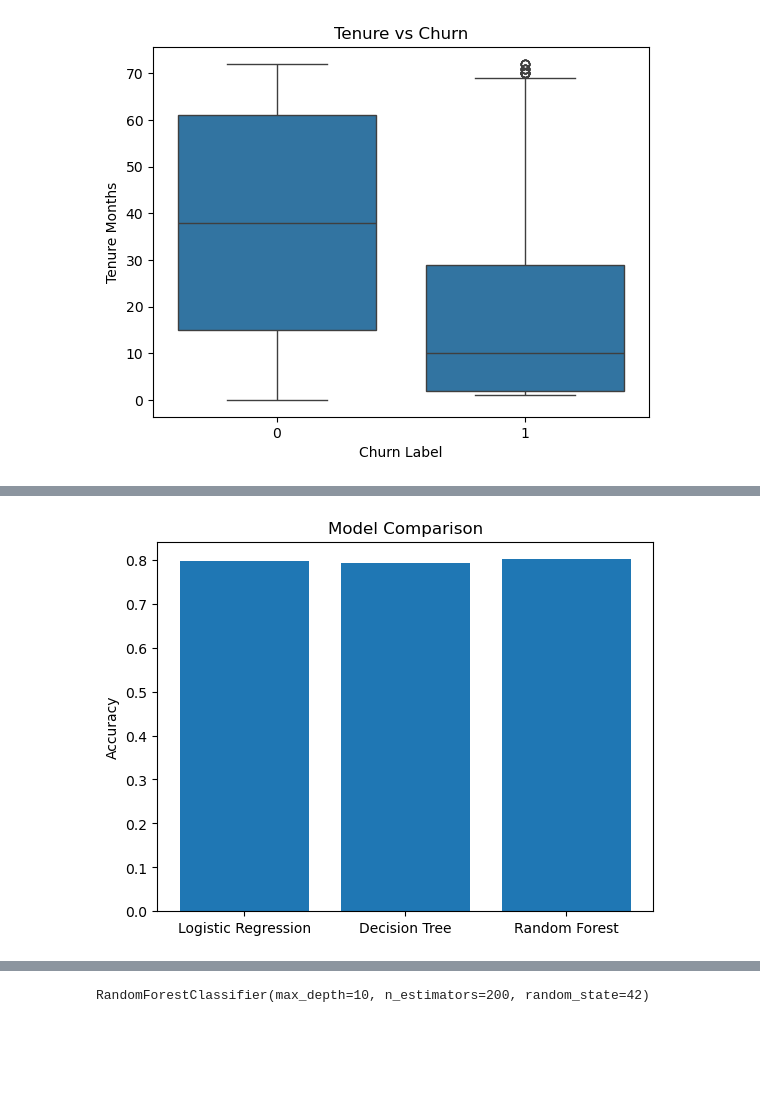
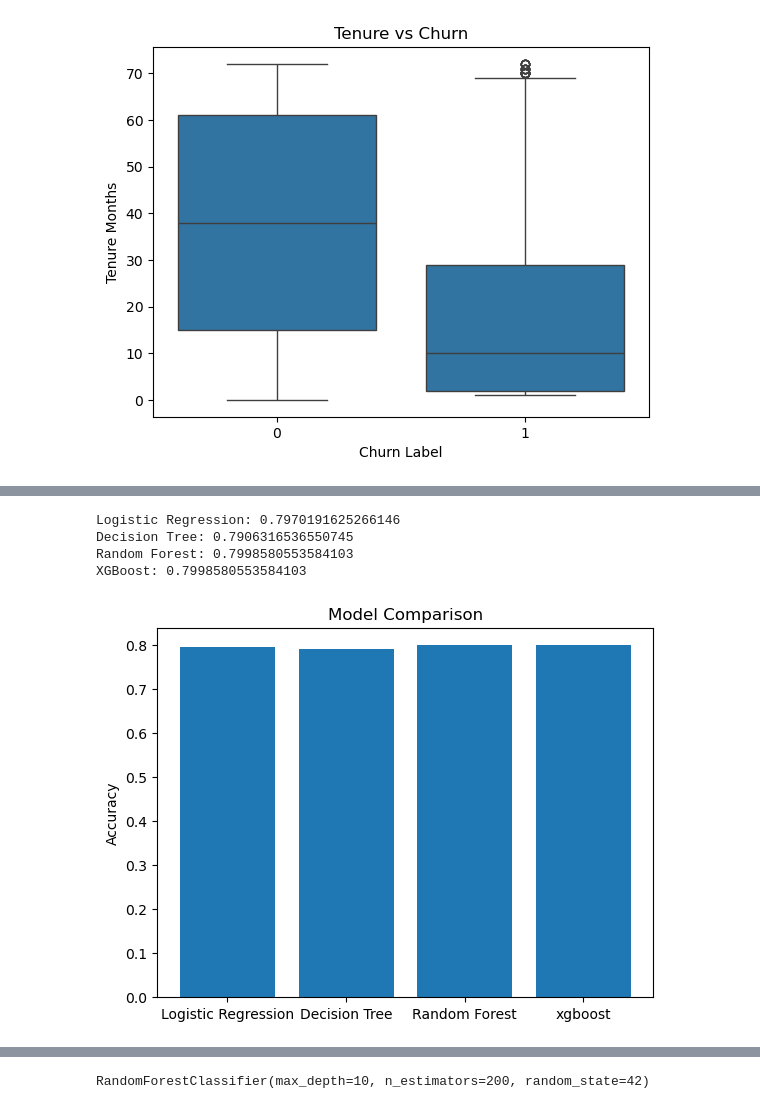
Before and after one commit to Vijay57306/customer_churn, a Jupyter notebook: customer churn .ipynb, the cells around one changed output, grey strips where cells are left out. Cells and saved outputs as stored; diff of their text form; code cells hidden in the pictures; blank space fills up the shorter version.

```diff
--- a/customer churn .ipynb
+++ b/customer churn .ipynb
@@ -9,7 +9,7 @@ warnings.filterwarnings("ignore")
 # %% [output]
 done
 # %%
-df=pd.read_excel(r"C:\Users\Vijay Kumar\Downloads\customer\Telco_customer_churn.xlsx")
+df=pd.read_csv(r"C:\Users\Vijay Kumar\Downloads\customer\Telco_customer_churn1.csv")
 # %%
 df
 # %% [output]
@@ -342,0 +386,24 @@ Random Forest: 0.801277501774308
+# %%
+from xgboost import XGBClassifier
+from sklearn.metrics import accuracy_score, classification_report, confusion_matrix
+
+
+xgb_model = XGBClassifier(
+    n_estimators=100,
+    learning_rate=0.1,
+    max_depth=4,
+    random_state=42
+)
+
+
+xgb_model.fit(X_train, y_train)
+
+
+xg_pred = xgb_model.predict(X_test)
+
+
+# Classification Report
+print(classification_report(y_test, xg_pred))
+
+# Confusion Matrix
+print(confusion_matrix(y_test, xg_pred))
@@ -343,17 +422,36 @@ Random Forest: 0.801277501774308
+# %%
+from sklearn.metrics import accuracy_score
+
+lr_acc = accuracy_score(y_test, Y_pred)
+dt_acc = accuracy_score(y_test, dt_pred)
+rf_acc = accuracy_score(y_test, rf_pred)
+xgb_acc = accuracy_score(y_test, xg_pred)
+
+print("Logistic Regression:", lr_acc)
+print("Decision Tree:", dt_acc)
+print("Random Forest:", rf_acc)
+print("XGBoost:", xgb_acc)
+# %% [output]
+Logistic Regression: 0.7970191625266146
+Decision Tree: 0.7906316536550745
+Random Forest: 0.7998580553584103
+XGBoost: 0.7998580553584103
 # %%
 models = ['Logistic Regression',
           'Decision Tree',
-          'Random Forest']
+          'Random Forest',
+         'xgboost']
 
 scores = [
     accuracy_score(y_test, Y_pred),
     accuracy_score(y_test, dt_pred),
-    accuracy_score(y_test, rf_pred)
+    accuracy_score(y_test, rf_pred),
+    accuracy_score(y_test,xg_pred)
 ]
 
 plt.bar(models, scores)
 plt.ylabel('Accuracy')
 plt.title('Model Comparison')
 plt.show()
 # %% [output]
-[figure, old version]
+[figure, new version]
```
Also changed, not shown: parts of 27 cells of this notebook, 1 other file.
